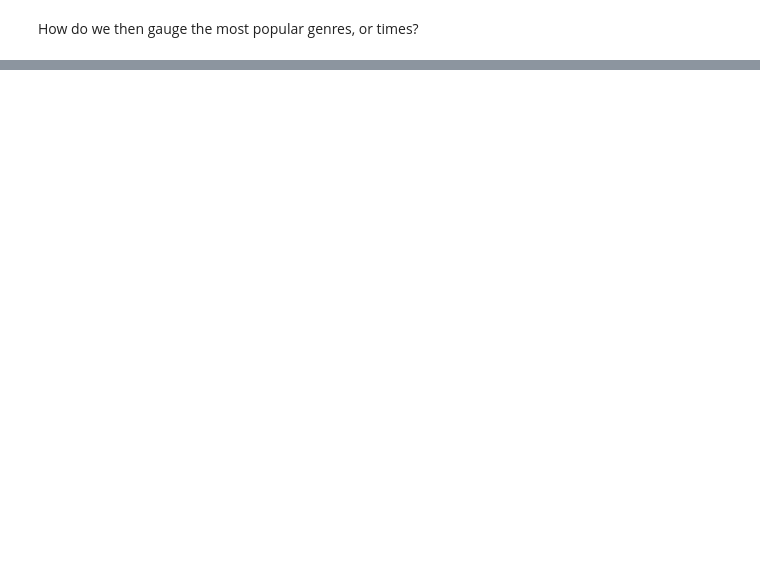
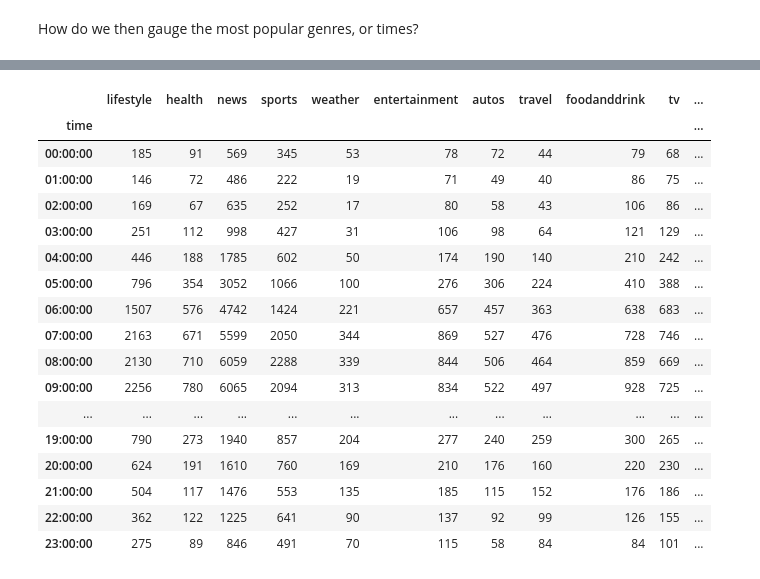
Before and after one commit to nicholas-rf/RecommenderProject, a Jupyter notebook: ExploratoryAnalysis/eda_report.ipynb, the cells around one changed output, grey strips where cells are left out. Drawn from its saved outputs; the diff is of its cells as text; code cells hidden in the pictures; blank space fills up the shorter version.

Commit message:
Worked on temporal stuff
Started to do EDA on the temporal aspect of the behaviors dataset to plot the popularity of different genres at different times. Not finished yet but good progress.

```diff
--- a/ExploratoryAnalysis/eda_report.ipynb
+++ b/ExploratoryAnalysis/eda_report.ipynb
@@ -158,0 +226,24 @@ How do we then gauge the most popular genres, or times?
+# %%
+
+behaviors_final = behaviors_new.drop(columns=['Unnamed: 0', 'impression_id', 'user_id', 'history', 'impressions'])
+
+behaviors_final.groupby('time').agg('sum')
+# %% [output]
+|  | lifestyle | health | news | sports | weather | entertainment | autos | travel | foodanddrink | tv | ... |
+| time |  |  |  |  |  |  |  |  |  |  | ... |
+| 00:00:00 | 185 | 91 | 569 | 345 | 53 | 78 | 72 | 44 | 79 | 68 | ... |
+| 01:00:00 | 146 | 72 | 486 | 222 | 19 | 71 | 49 | 40 | 86 | 75 | ... |
+| 02:00:00 | 169 | 67 | 635 | 252 | 17 | 80 | 58 | 43 | 106 | 86 | ... |
+| 03:00:00 | 251 | 112 | 998 | 427 | 31 | 106 | 98 | 64 | 121 | 129 | ... |
+| 04:00:00 | 446 | 188 | 1785 | 602 | 50 | 174 | 190 | 140 | 210 | 242 | ... |
+| 05:00:00 | 796 | 354 | 3052 | 1066 | 100 | 276 | 306 | 224 | 410 | 388 | ... |
+| 06:00:00 | 1507 | 576 | 4742 | 1424 | 221 | 657 | 457 | 363 | 638 | 683 | ... |
+| 07:00:00 | 2163 | 671 | 5599 | 2050 | 344 | 869 | 527 | 476 | 728 | 746 | ... |
+| 08:00:00 | 2130 | 710 | 6059 | 2288 | 339 | 844 | 506 | 464 | 859 | 669 | ... |
+| 09:00:00 | 2256 | 780 | 6065 | 2094 | 313 | 834 | 522 | 497 | 928 | 725 | ... |
+| ... | ... | ... | ... | ... | ... | ... | ... | ... | ... | ... | ... |
+| 19:00:00 | 790 | 273 | 1940 | 857 | 204 | 277 | 240 | 259 | 300 | 265 | ... |
+| 20:00:00 | 624 | 191 | 1610 | 760 | 169 | 210 | 176 | 160 | 220 | 230 | ... |
+| 21:00:00 | 504 | 117 | 1476 | 553 | 135 | 185 | 115 | 152 | 176 | 186 | ... |
+| 22:00:00 | 362 | 122 | 1225 | 641 | 90 | 137 | 92 | 99 | 126 | 155 | ... |
+| 23:00:00 | 275 | 89 | 846 | 491 | 70 | 115 | 58 | 84 | 84 | 101 | ... |
```
Also changed, not shown: parts of 8 cells of this notebook.
